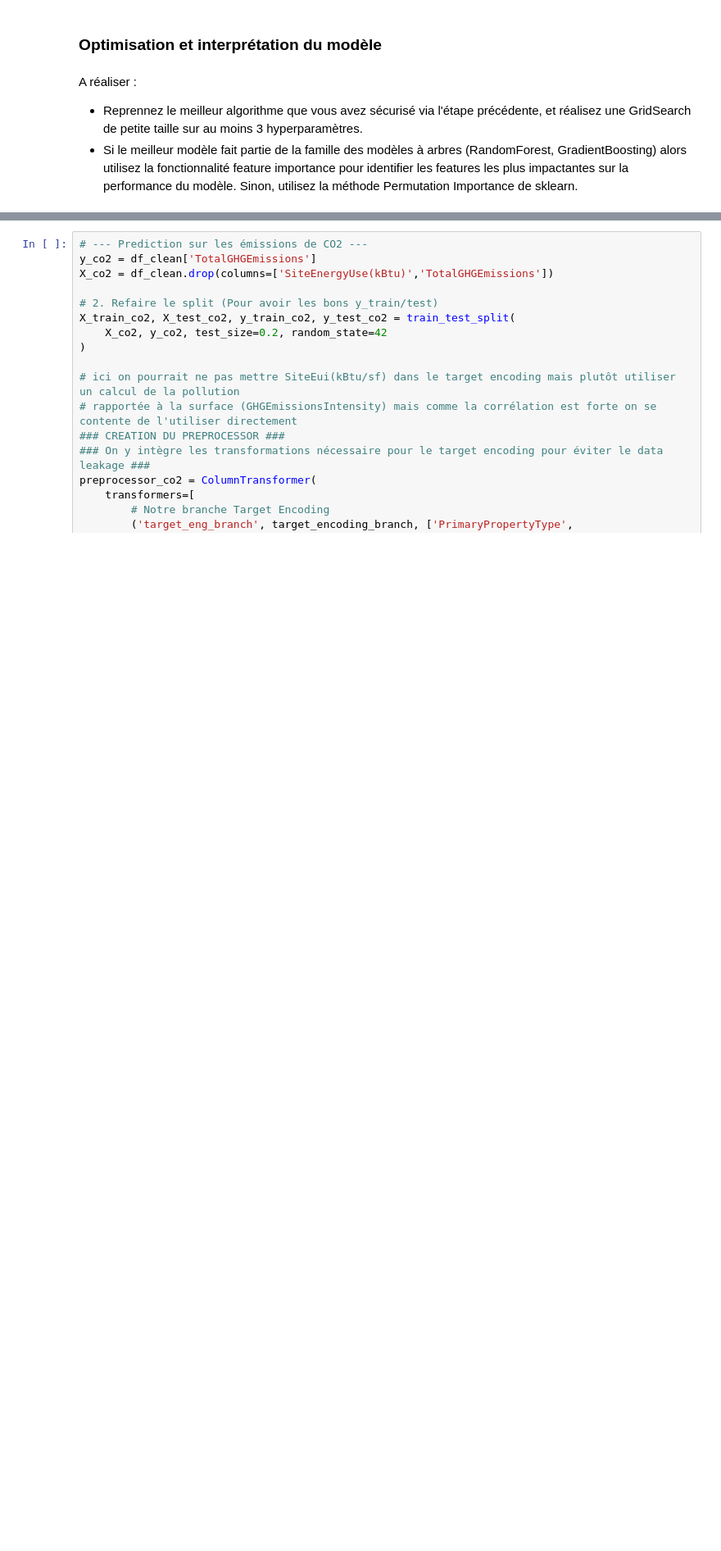
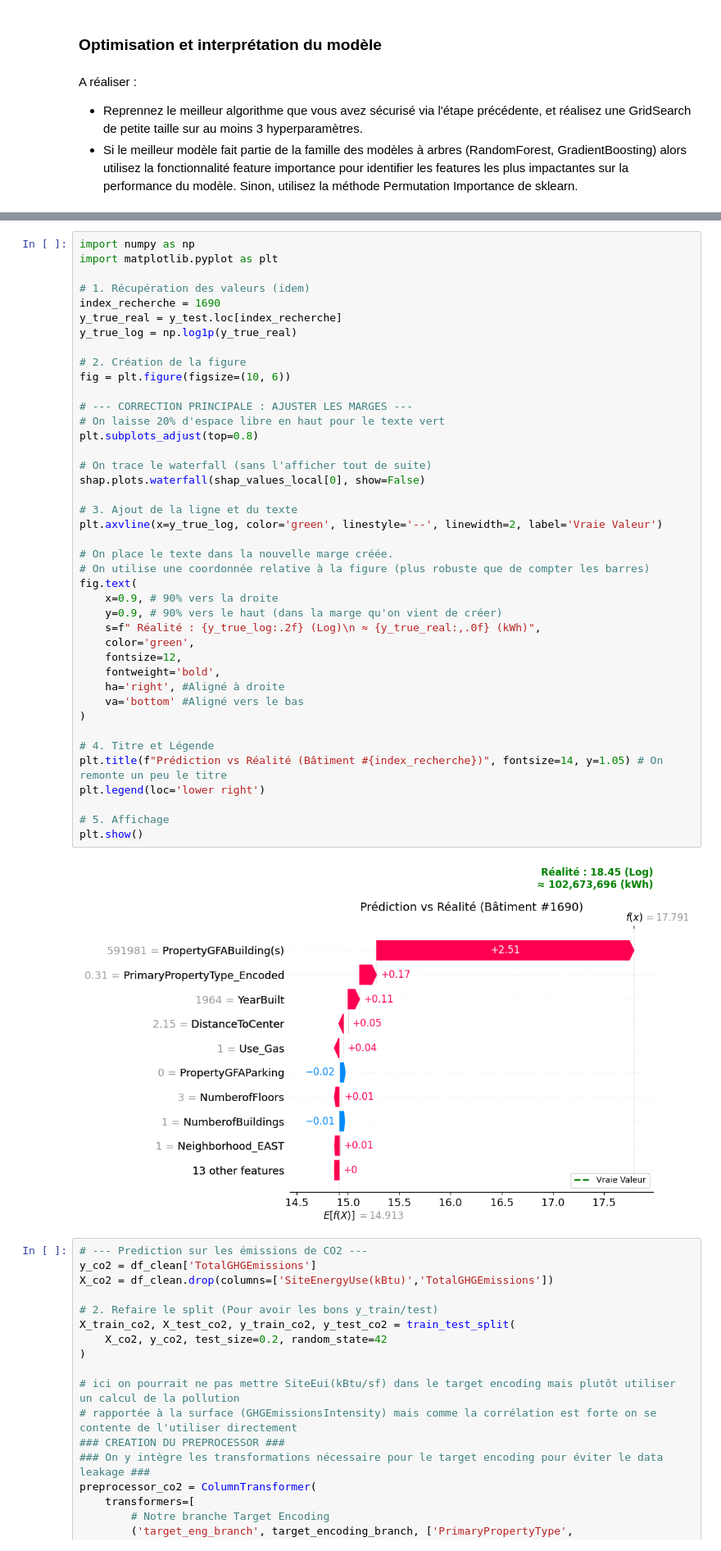
Before and after one commit to Apinsun/Projet3, a Jupyter notebook: P3_template_modelistation_supervisee_data_scientist.ipynb, the cells around one changed output, grey strips where cells are left out. Shown at 82% size. Saved outputs shown, nothing was run; the diff lists cells and outputs as text; blank space fills up the shorter version.

```diff
--- a/P3_template_modelistation_supervisee_data_scientist.ipynb
+++ b/P3_template_modelistation_supervisee_data_scientist.ipynb
@@ -1244,3 +1353,46 @@ plt.show()
+# %%
+import numpy as np
+import matplotlib.pyplot as plt
+
+# 1. Récupération des valeurs (idem)
+index_recherche = 1690
+y_true_real = y_test.loc[index_recherche]
+y_true_log = np.log1p(y_true_real)
+
+# 2. Création de la figure
+fig = plt.figure(figsize=(10, 6))
+
+# --- CORRECTION PRINCIPALE : AJUSTER LES MARGES ---
+# On laisse 20% d'espace libre en haut pour le texte vert
+plt.subplots_adjust(top=0.8)
+
+# On trace le waterfall (sans l'afficher tout de suite)
+shap.plots.waterfall(shap_values_local[0], show=False)
+
+# 3. Ajout de la ligne et du texte
+plt.axvline(x=y_true_log, color='green', linestyle='--', linewidth=2, label='Vraie Valeur')
+
+# On place le texte dans la nouvelle marge créée.
+# On utilise une coordonnée relative à la figure (plus robuste que de compter les barres)
+fig.text(
+    x=0.9, # 90% vers la droite
+    y=0.9, # 90% vers le haut (dans la marge qu'on vient de créer)
+    s=f" Réalité : {y_true_log:.2f} (Log)\n ≈ {y_true_real:,.0f} (kWh)",
+    color='green',
+    fontsize=12,
+    fontweight='bold',
+    ha='right', #Aligné à droite
+    va='bottom' #Aligné vers le bas
+)
+
+# 4. Titre et Légende
+plt.title(f"Prédiction vs Réalité (Bâtiment #{index_recherche})", fontsize=14, y=1.05) # On remonte un peu le titre
+plt.legend(loc='lower right')
+
+# 5. Affichage
+plt.show()
+# %% [output]
+[figure, added]
 # %%
 # --- Prediction sur les émissions de CO2 ---
 y_co2 = df_clean['TotalGHGEmissions']
```
Also changed, not shown: parts of 16 cells of this notebook, 4 other files.
